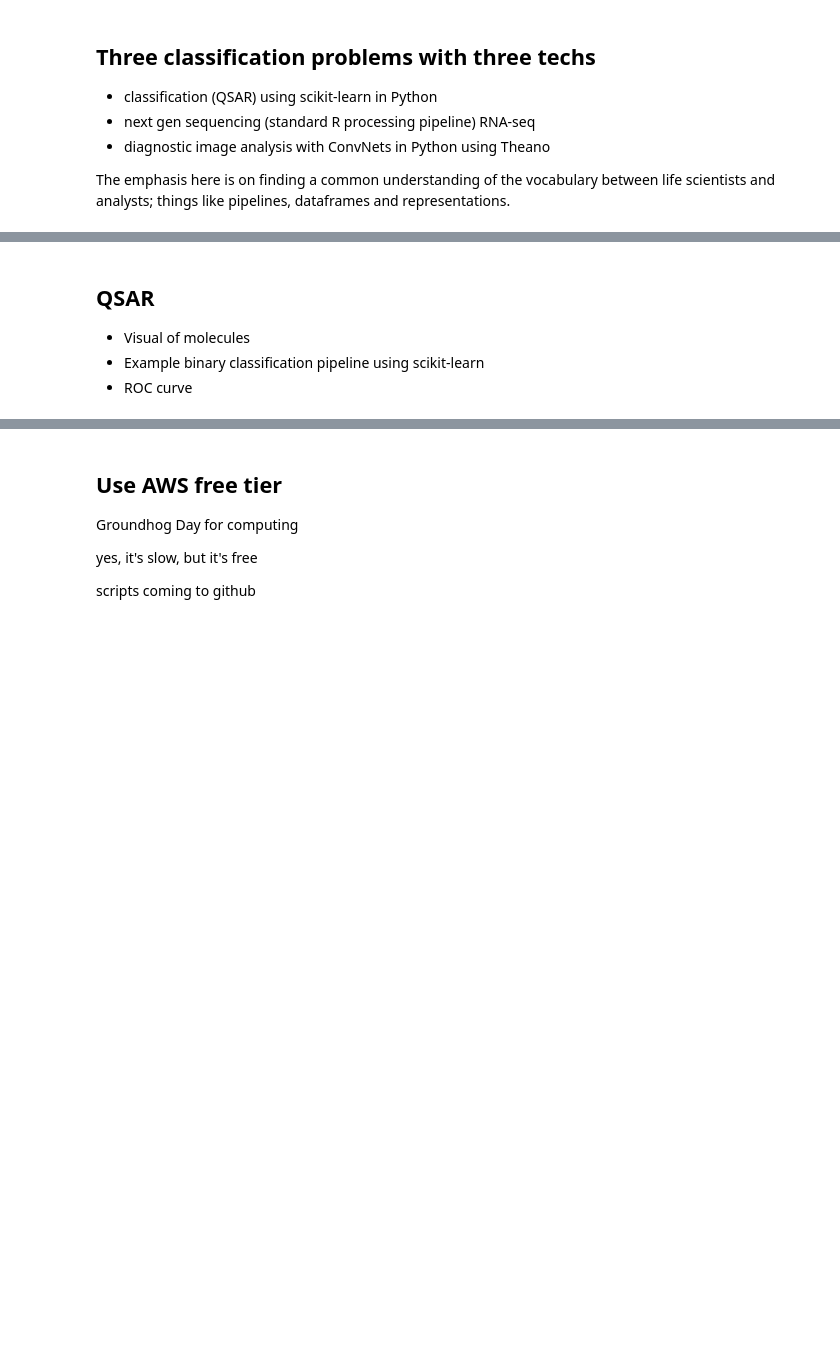
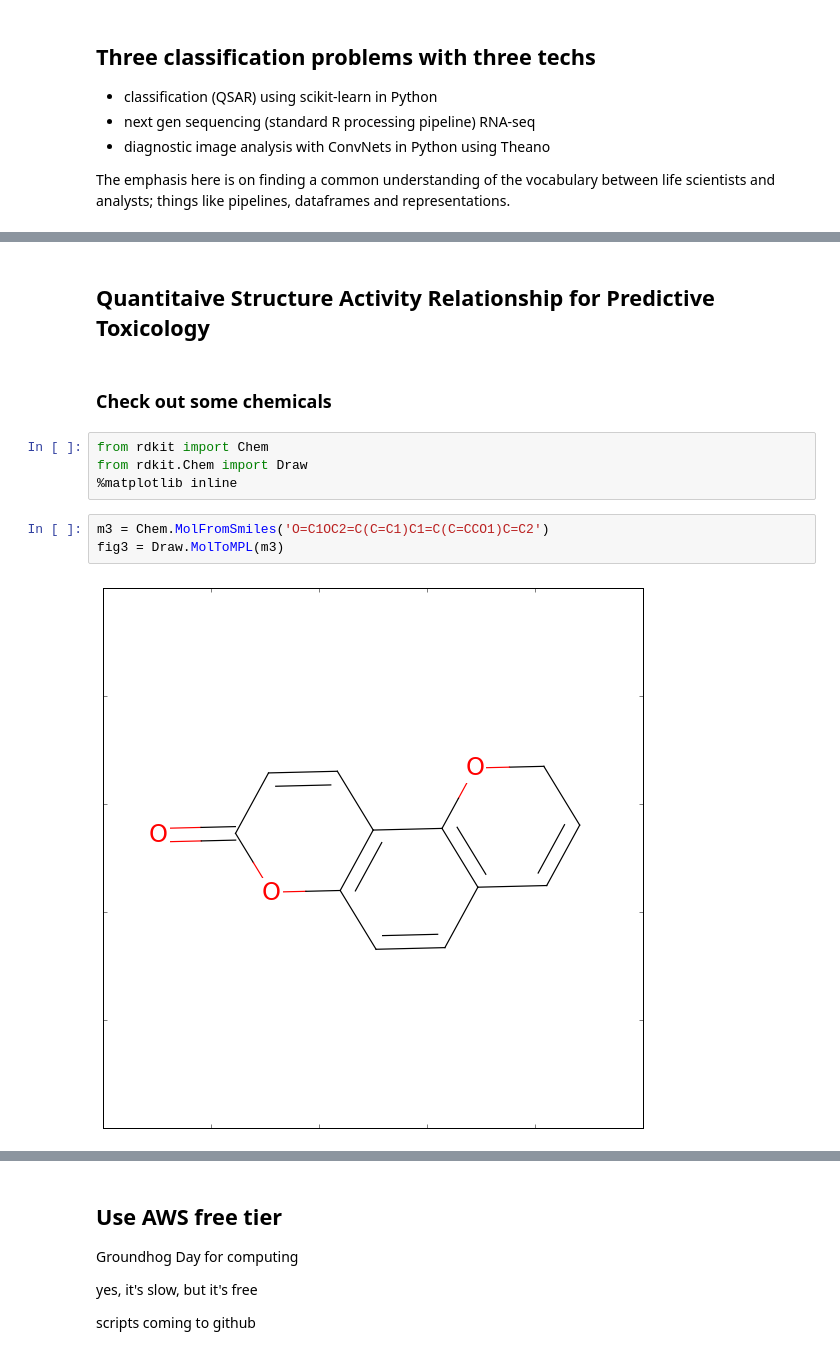
Before and after one commit to 5x5x5x5/Machine_Learning_Life_Science, a Jupyter notebook: MLforLS.ipynb, the cells around one changed output, grey strips where cells are left out. Saved outputs shown, nothing was run; the diff lists cells and outputs as text; blank space fills up the shorter version.

```diff
--- a/MLforLS.ipynb
+++ b/MLforLS.ipynb
@@ -88,9 +90,16 @@ The emphasis here is on finding a common understanding of the vocabulary between
 3 Make predictions
 
 4 Evaluation metrics
-# %% [markdown]
-## QSAR
-
-- Visual of molecules
-- Example binary classification pipeline using scikit-learn
-- ROC curve
+# %% [markdown]
+## Quantitaive Structure Activity Relationship for Predictive Toxicology
+# %% [markdown]
+### Check out some chemicals
+# %%
+from rdkit import Chem
+from rdkit.Chem import Draw
+%matplotlib inline
+# %%
+m3 = Chem.MolFromSmiles('O=C1OC2=C(C=C1)C1=C(C=CCO1)C=C2')
+fig3 = Draw.MolToMPL(m3)
+# %% [output]
+[figure, added]
```
Also changed, not shown: parts of 13 cells of this notebook, 6 other files.
